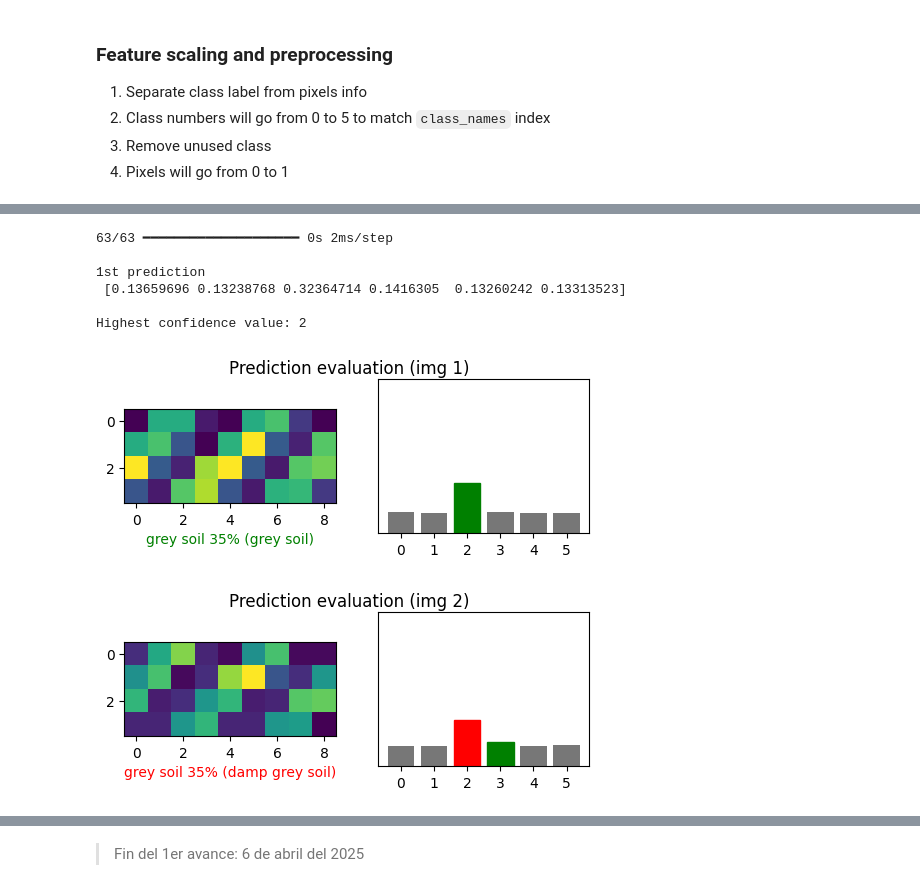
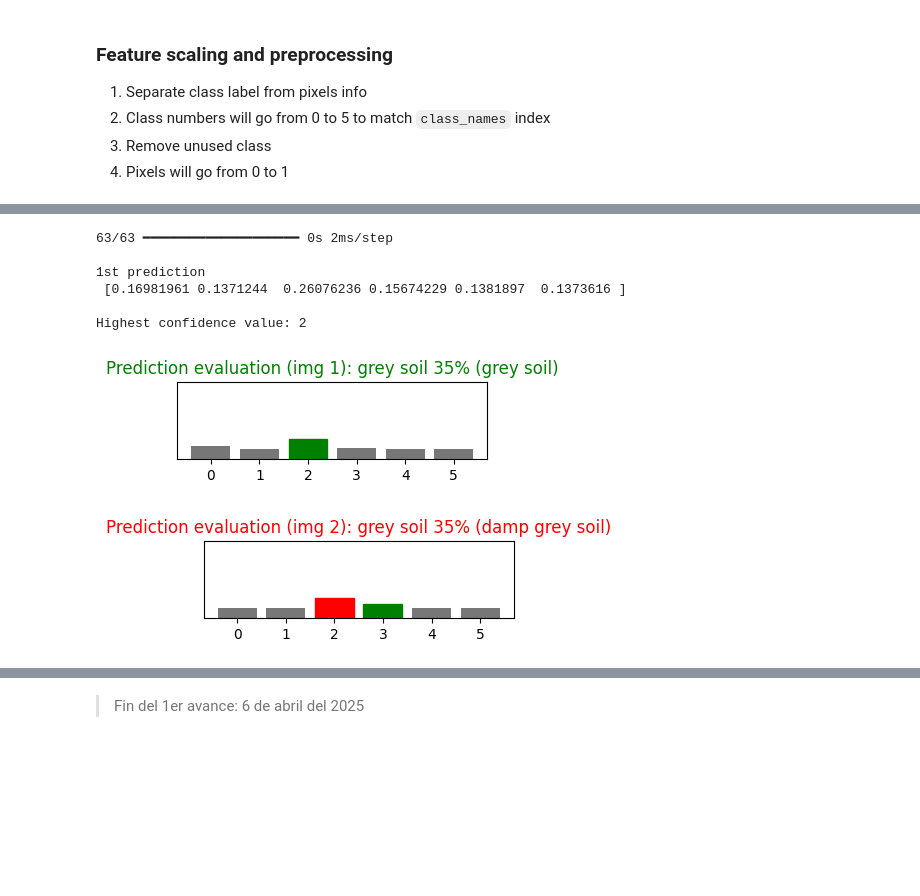
Before and after one commit to RamonaNF/Aplicaciones-avanzadas-de-ciencias-computacionales, a Jupyter notebook: IA/v2_Soil_recognition.ipynb, the cells around one changed output, grey strips where cells are left out. Saved outputs shown, nothing was run; the diff lists cells and outputs as text; code cells hidden in the pictures; blank space fills up the shorter version.

```diff
--- a/IA/v2_Soil_recognition.ipynb
+++ b/IA/v2_Soil_recognition.ipynb
@@ -259,51 +232,52 @@ Test accuracy: 0.8579999804496765
 # %%
-# Make predictions
-probability_model = tf.keras.Sequential([model,
-                                         tf.keras.layers.Softmax()]) # Model linear outputs are transformed into probabilities
+def make_predictions(base_model):
+  probability_model = tf.keras.Sequential([base_model,
+                                          tf.keras.layers.Softmax()]) # Model linear outputs are transformed into probabilities
 
-predictions = probability_model.predict(test_images)
-predicted_labels = np.argmax(predictions, axis=1)
+  predicted = probability_model.predict(test_images)
+  predicted_lbls = np.argmax(predicted, axis=1)
 
-print("\n1st prediction\n", predictions[0])
-print("\nHighest confidence value:", predicted_labels[0])
+  print("\n1st prediction\n", predicted[0])
+  print("\nHighest confidence value:", predicted_lbls[0])
+
+  return(predicted, predicted_lbls)
+
+# >>> Make predictions
+predictions, predicted_labels = make_predictions(model)
 # %% [output]
 63/63 ━━━━━━━━━━━━━━━━━━━━ 0s 2ms/step
 
 1st prediction
- [0.13659696 0.13238768 0.32364714 0.1416305  0.13260242 0.13313523]
+ [0.16981961 0.1371244  0.26076236 0.15674229 0.1381897  0.1373616 ]
 
 Highest confidence value: 2
 # %%
-# Verify predictions
-def plot_comparison(idx):
-  fig, (ax1, ax2) = plt.subplots(1, 2, figsize=(6, 2))
-  fig.suptitle(f"Prediction evaluation (img {idx})")
-
-  plt.subplot(1,2,1)
-  plt.imshow(test_images[idx])
-
-  if predicted_labels[idx] == test_labels[idx]:
+def plot_comparison(idx, predicted, predicted_lbls):
+  if predicted_lbls[idx] == test_labels[idx]:
     color = 'green'
   else:
     color = 'red'
 
-  plt.xlabel(f"{class_names[predicted_labels[idx]]} {int(100*np.max(predictions))}% ({class_names[test_labels[idx]]})", color=color)
+  plt.figure(figsize=(4,1))
+  plt.title(f"Prediction evaluation (img {idx}): {class_names[predicted_lbls[idx]]} {int(100*np.max(predicted))}% ({class_names[test_labels[idx]]})", color=color)
 
-  plt.subplot(1,2,2)
   plt.xticks(range(len(class_names)))
   plt.yticks([])
 
-  prediction_plt = plt.bar(range(len(class_names)), predictions[idx], color="#777777")
+  prediction_plt = plt.bar(range(len(class_names)), predicted[idx], color="#777777")
   plt.ylim([0, 1])
 
-  prediction_plt[predicted_labels[idx]].set_color('red')
+  prediction_plt[predicted_lbls[idx]].set_color('red')
   prediction_plt[test_labels[idx]].set_color('green')
 
-plot_comparison(1)
-plot_comparison(2)
+  plt.show()
+
+# >>> Verify predictions
+plot_comparison(1, predictions, predicted_labels)
+plot_comparison(2, predictions, predicted_labels)
 # %% [output]
-[figure, old version]
+[figure, new version]
-[figure, old version]
+[figure, new version]
 # %%
 from tabulate import tabulate
 
```
Also changed, not shown: parts of 33 cells of this notebook, 1 other file.
